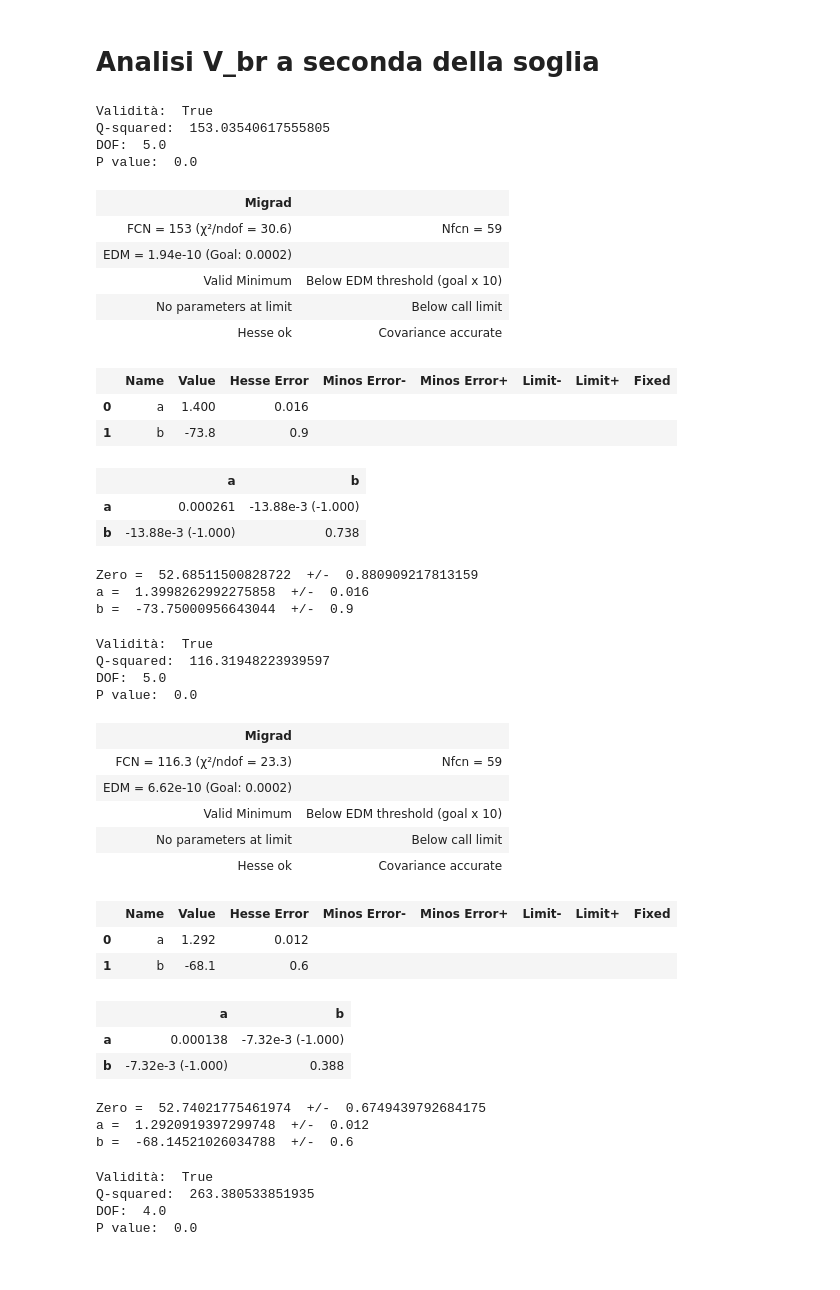
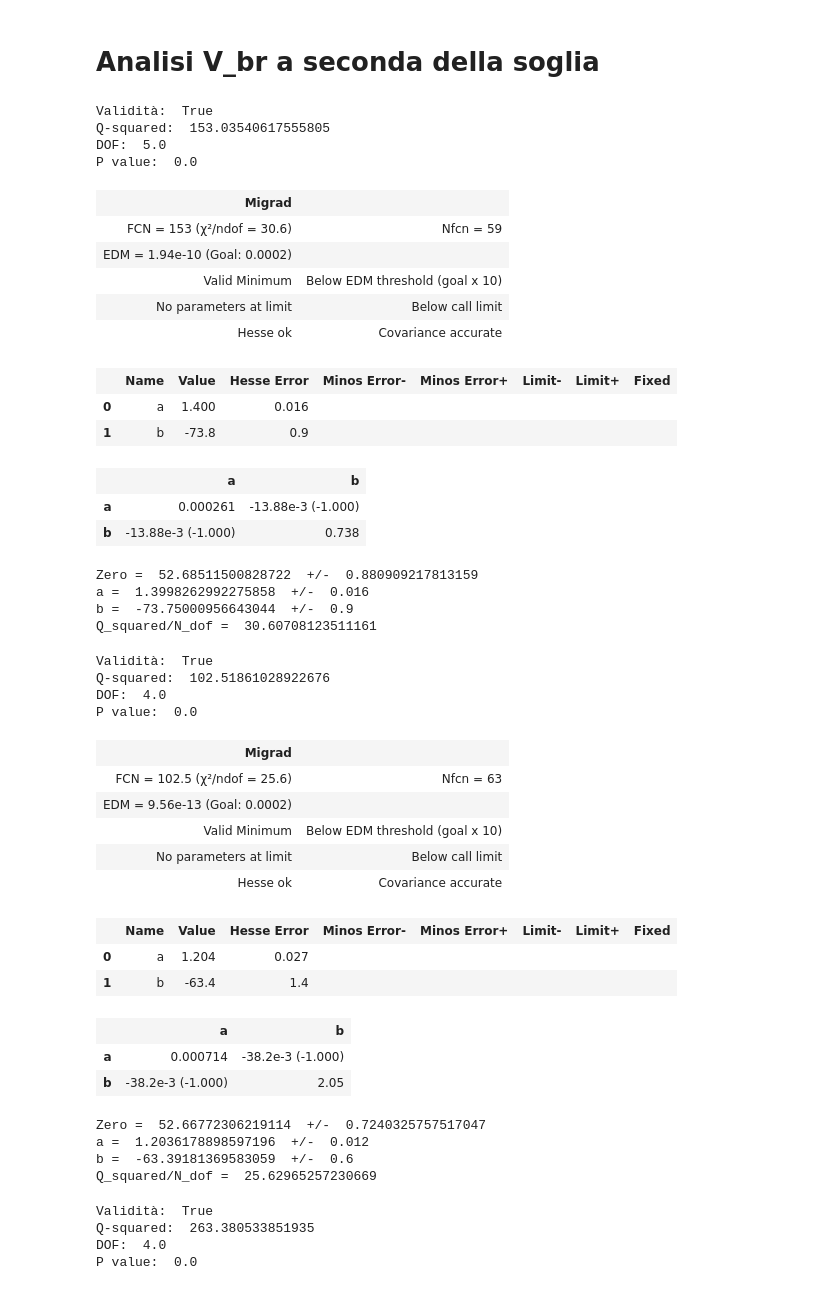
Before and after one commit to Pavar0tty/Laboratorio_SiPM, a Jupyter notebook: Analisi/Parte 1/Analisi Freq_Vb/Analisi.ipynb, the cells around one changed output. Drawn from its saved outputs; the diff is of its cells as text; code cells hidden in the pictures.

```diff
--- a/Analisi/Parte 1/Analisi Freq_Vb/Analisi.ipynb
+++ b/Analisi/Parte 1/Analisi Freq_Vb/Analisi.ipynb
@@ -98,7 +99,7 @@ def analisi_retta(X,Y,S):
 
 #visualizzazione
     display(my_minuit)
-    return (a_f, b_f)
+    return (a_f, b_f, Q_squared/N_dof)
 # %%
 Y = read()
 X = ax_x(0.3, Y[0], Y[1])
@@ -220,7 +221,6 @@ Y5 = pd.read_csv('Dati\Parte 1\Frequency_Vbias\TH3_VB53_75.txt', sep = '\t')
 Y5 = (Y5.iloc[:, 1].mean(), Y5.iloc[:, 1].std())
 Y6 = read_mean('Dati\Parte 1\Frequency_Vbias\TH3_VB54.xls')
 Y7 = read_mean('Dati\Parte 1\Frequency_Vbias\TH3_VB54_25.xls')
-
 
 V1 = [Y1[0], Y2[0], Y3[0], Y4[0], Y5[0], Y6[0], Y7[0]]
 S1 = [Y1[1], Y2[1], Y3[1], Y4[1], Y5[1], Y6[1], Y7[1]]
@@ -232,6 +232,7 @@ Zero1 = -A1[1]/A1[0]
 print('Zero = ', Zero1, ' +/- ', Zero1 * np.sqrt((a1_err/A1[0])**2 + (b1_err/A1[1])**2))
 print('a = ', A1[0], ' +/- ', a1_err)
 print('b = ', A1[1], ' +/- ', b1_err)
+print('Q_squared/N_dof = ', A1[2])
 # %% [output]
 Validità:  True
 Q-squared:  153.03540617555805
@@ -252,47 +253,53 @@ P value:  0.0
 Zero =  52.68511500828722  +/-  0.880909217813159
 a =  1.3998262992275858  +/-  0.016
 b =  -73.75000956643044  +/-  0.9
+Q_squared/N_dof =  30.60708123511161
 # %%
 K1 = read_mean('Dati\Parte 1\Frequency_Vbias\TH4_VB52_75.xls')
 K2 = pd.read_csv('Dati\Parte 1\Frequency_Vbias\TH4_VB53.txt', sep = '\t')
 K2 = (K2.iloc[:, 1].mean(), K2.iloc[:, 1].std())
 K3 = read_mean('Dati\Parte 1\Frequency_Vbias\TH4_VB53_25.xls')
 K4 = read_mean('Dati\Parte 1\Frequency_Vbias\TH4_VB53_5.xls')
 K5 = read_mean('Dati\Parte 1\Frequency_Vbias\TH4_VB53_75.xls')
 K6 = read_mean('Dati\Parte 1\Frequency_Vbias\TH4_VB54.xls')
 K7 = read_mean('Dati\Parte 1\Frequency_Vbias\TH4_VB54_25.xls')
 
+V2_full = [K1[0], K2[0], K3[0], K4[0], K5[0], K6[0], K7[0]]
+S2_full = [K1[1], K2[1], K3[1], K4[1], K5[1], K6[1], K7[1]]
 
-V2 = [K1[0], K2[0], K3[0], K4[0], K5[0], K6[0], K7[0]]
-S2 = [K1[1], K2[1], K3[1], K4[1], K5[1], K6[1], K7[1]]
+X2 = [53, 53.25, 53.5, 53.75, 54, 54.25]
+V2 = [ K2[0], K3[0], K4[0], K5[0], K6[0], K7[0]]
+S2 = [ K2[1], K3[1], K4[1], K5[1], K6[1], K7[1]]
 
-A2 = analisi_retta(X, V2, S2)
+A2 = analisi_retta(X2, V2, S2)
 a2_err = 0.012
 b2_err = 0.6
 Zero2 = -A2[1]/A2[0]
 print('Zero = ', Zero2, ' +/- ', Zero2 * np.sqrt((a2_err/A2[0])**2 + (b2_err/A2[1])**2))
 print('a = ', A2[0], ' +/- ', a2_err)
 print('b = ', A2[1], ' +/- ', b2_err)
+print('Q_squared/N_dof = ', A2[2])
 # %% [output]
 Validità:  True
-Q-squared:  116.31948223939597
-DOF:  5.0
+Q-squared:  102.51861028922676
+DOF:  4.0
 P value:  0.0
 | Migrad |  |
-| FCN = 116.3 (χ²/ndof = 23.3) | Nfcn = 59 |
-| EDM = 6.62e-10 (Goal: 0.0002) |  |
+| FCN = 102.5 (χ²/ndof = 25.6) | Nfcn = 63 |
+| EDM = 9.56e-13 (Goal: 0.0002) |  |
 | Valid Minimum | Below EDM threshold (goal x 10) |
 | No parameters at limit | Below call limit |
 | Hesse ok | Covariance accurate |
 |  | Name | Value | Hesse Error | Minos Error- | Minos Error+ | Limit- | Limit+ | Fixed |
-| 0 | a | 1.292 | 0.012 |  |  |  |  |  |
-| 1 | b | -68.1 | 0.6 |  |  |  |  |  |
+| 0 | a | 1.204 | 0.027 |  |  |  |  |  |
+| 1 | b | -63.4 | 1.4 |  |  |  |  |  |
 |  | a | b |
-| a | 0.000138 | -7.32e-3 (-1.000) |
-| b | -7.32e-3 (-1.000) | 0.388 |
+| a | 0.000714 | -38.2e-3 (-1.000) |
+| b | -38.2e-3 (-1.000) | 2.05 |
-Zero =  52.74021775461974  +/-  0.6749439792684175
-a =  1.2920919397299748  +/-  0.012
-b =  -68.14521026034788  +/-  0.6
+Zero =  52.66772306219114  +/-  0.7240325757517047
+a =  1.2036178898597196  +/-  0.012
+b =  -63.39181369583059  +/-  0.6
+Q_squared/N_dof =  25.62965257230669
 # %%
 Z1 = read_mean('Dati\Parte 1\Frequency_Vbias\TH5_VB52_75.xls')
 Z2 = read_mean('Dati\Parte 1\Frequency_Vbias\TH5_VB53.xls')
```
Also changed, not shown: parts of 6 cells of this notebook, 3 other files.
